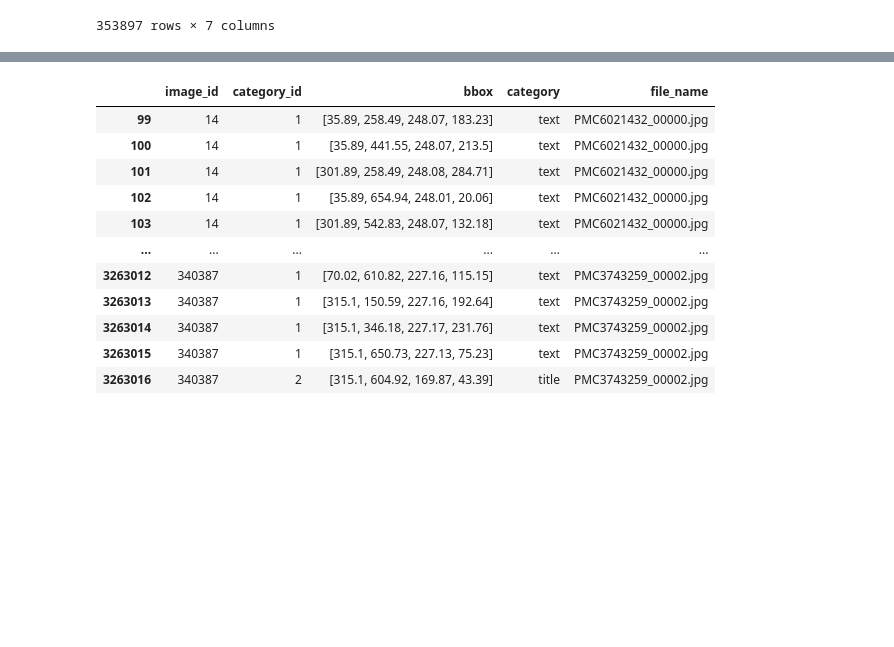
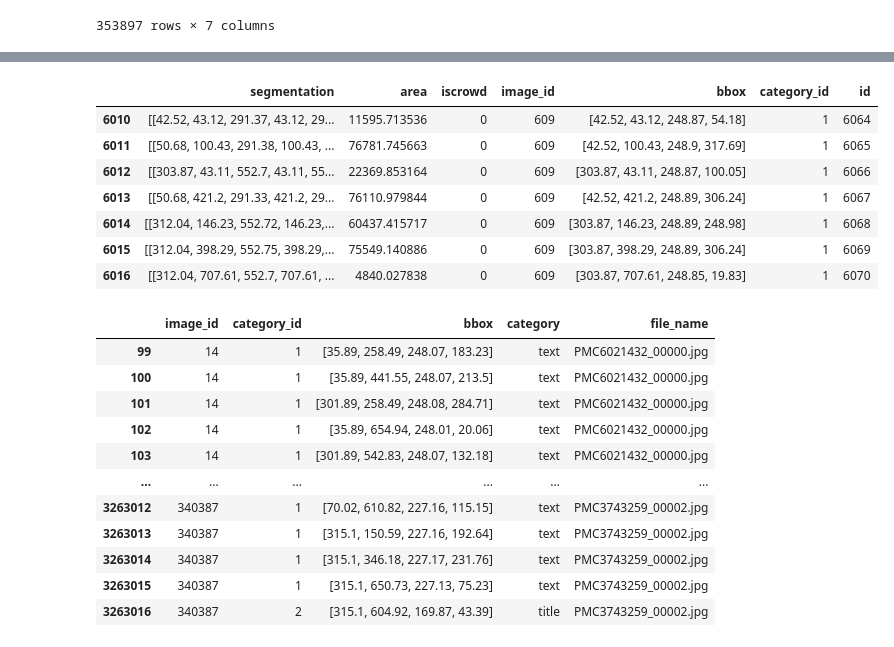
Before and after one commit to NilBiescas/Project_Synthesis2-, a Jupyter notebook: Code/Synthetic_DS/Test_SDS.ipynb, the cells around one changed output, grey strips where cells are left out. Saved outputs shown, nothing was run; the diff lists cells and outputs as text; code cells hidden in the pictures; blank space fills up the shorter version.

```diff
--- a/Code/Synthetic_DS/Test_SDS.ipynb
+++ b/Code/Synthetic_DS/Test_SDS.ipynb
@@ -171,3 +201,16 @@ annotations_common_no_figures
+# %%
+# get the annotations of the image with id 883
+annotations_image = annotations[annotations['image_id'] == image_id]
+annotations_image
+# %% [output]
+|  | segmentation | area | iscrowd | image_id | bbox | category_id | id |
+| 6010 | [[42.52, 43.12, 291.37, 43.12, 29... | 11595.713536 | 0 | 609 | [42.52, 43.12, 248.87, 54.18] | 1 | 6064 |
+| 6011 | [[50.68, 100.43, 291.38, 100.43, ... | 76781.745663 | 0 | 609 | [42.52, 100.43, 248.9, 317.69] | 1 | 6065 |
+| 6012 | [[303.87, 43.11, 552.7, 43.11, 55... | 22369.853164 | 0 | 609 | [303.87, 43.11, 248.87, 100.05] | 1 | 6066 |
+| 6013 | [[50.68, 421.2, 291.33, 421.2, 29... | 76110.979844 | 0 | 609 | [42.52, 421.2, 248.89, 306.24] | 1 | 6067 |
+| 6014 | [[312.04, 146.23, 552.72, 146.23,... | 60437.415717 | 0 | 609 | [303.87, 146.23, 248.89, 248.98] | 1 | 6068 |
+| 6015 | [[312.04, 398.29, 552.75, 398.29,... | 75549.140886 | 0 | 609 | [303.87, 398.29, 248.89, 306.24] | 1 | 6069 |
+| 6016 | [[312.04, 707.61, 552.7, 707.61, ... | 4840.027838 | 0 | 609 | [303.87, 707.61, 248.85, 19.83] | 1 | 6070 |
 # %%
 # add a new column with the image name
 # df5 = annotations_common_no_figures.join(common, on='image_id')
```
Also changed, not shown: parts of 5 cells of this notebook, 2 other files.
